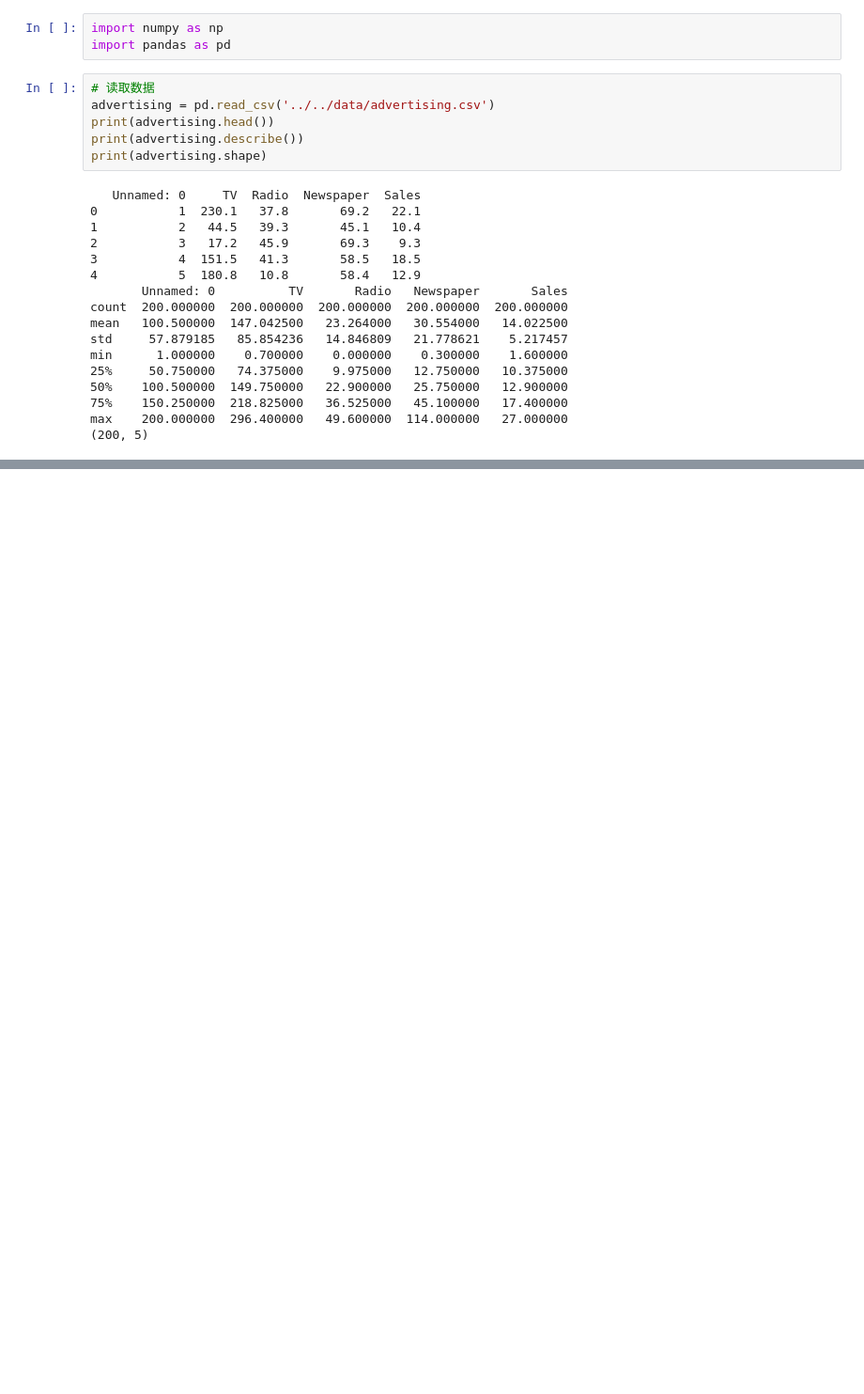
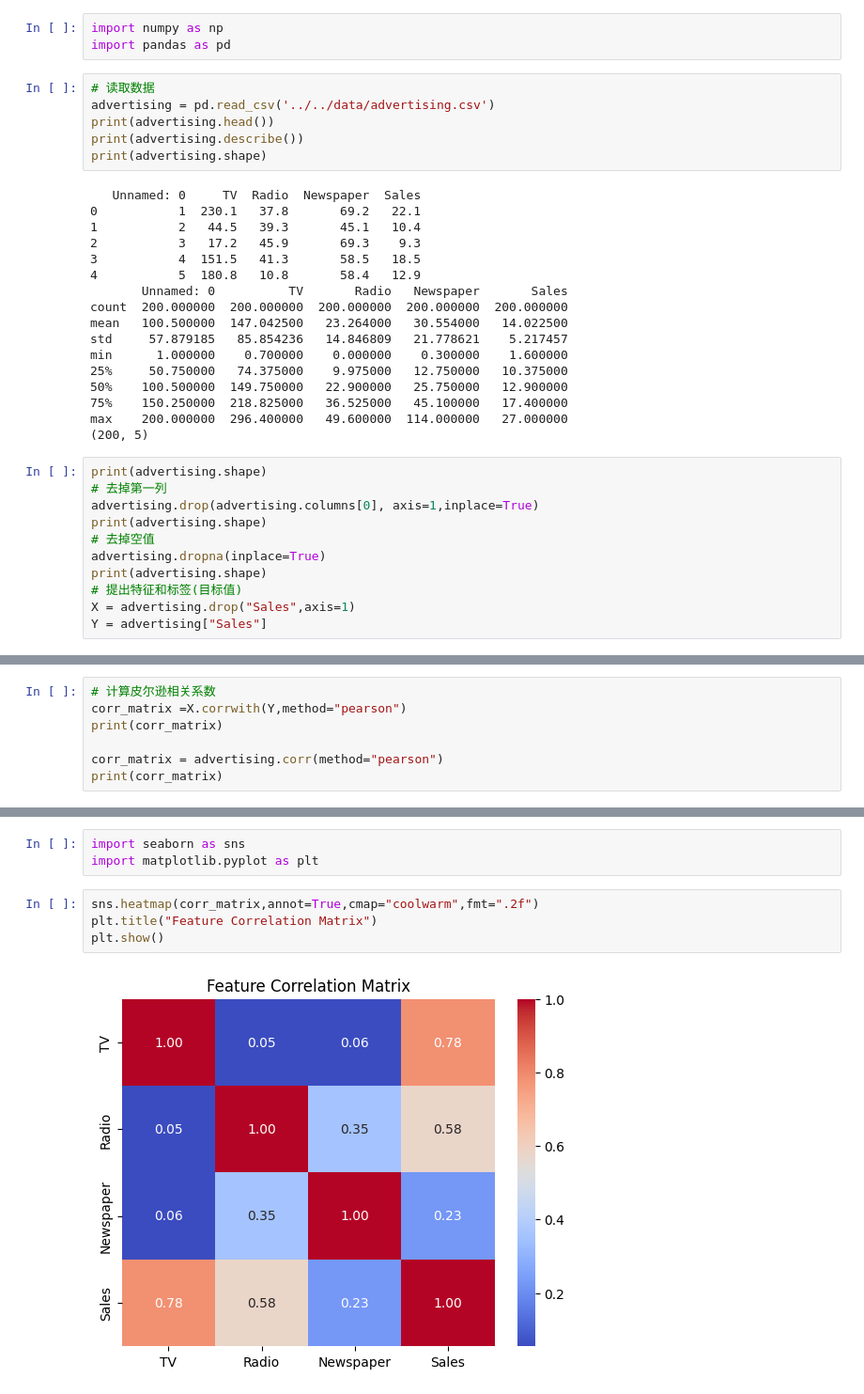
Before and after one commit to Aurora234/my-first-repository, a Jupyter notebook: machine_learning/ch_02_base/feature/2_pearson.ipynb, the cells around one changed output, grey strips where cells are left out. Shown at 94% size. Cells and saved outputs as stored; diff of their text form; blank space fills up the shorter version.

```diff
--- a/machine_learning/ch_02_base/feature/2_pearson.ipynb
+++ b/machine_learning/ch_02_base/feature/2_pearson.ipynb
@@ -24,3 +24,14 @@ min      1.000000    0.700000    0.000000    0.300000    1.600000
 75%    150.250000  218.825000   36.525000   45.100000   17.400000
 max    200.000000  296.400000   49.600000  114.000000   27.000000
 (200, 5)
+# %%
+print(advertising.shape)
+# 去掉第一列
+advertising.drop(advertising.columns[0], axis=1,inplace=True)
+print(advertising.shape)
+# 去掉空值
+advertising.dropna(inplace=True)
+print(advertising.shape)
+# 提出特征和标签(目标值)
+X = advertising.drop("Sales",axis=1)
+Y = advertising["Sales"]
@@ -26,0 +50,7 @@ max    200.000000  296.400000   49.600000  114.000000   27.000000
+# %%
+# 计算皮尔逊相关系数
+corr_matrix =X.corrwith(Y,method="pearson")
+print(corr_matrix)
+
+corr_matrix = advertising.corr(method="pearson")
+print(corr_matrix)
@@ -26,0 +67,9 @@ max    200.000000  296.400000   49.600000  114.000000   27.000000
+# %%
+import seaborn as sns
+import matplotlib.pyplot as plt
+# %%
+sns.heatmap(corr_matrix,annot=True,cmap="coolwarm",fmt=".2f")
+plt.title("Feature Correlation Matrix")
+plt.show()
+# %% [output]
+[figure, added]
```
Also changed, not shown: parts of 3 cells of this notebook, 2 other files.
